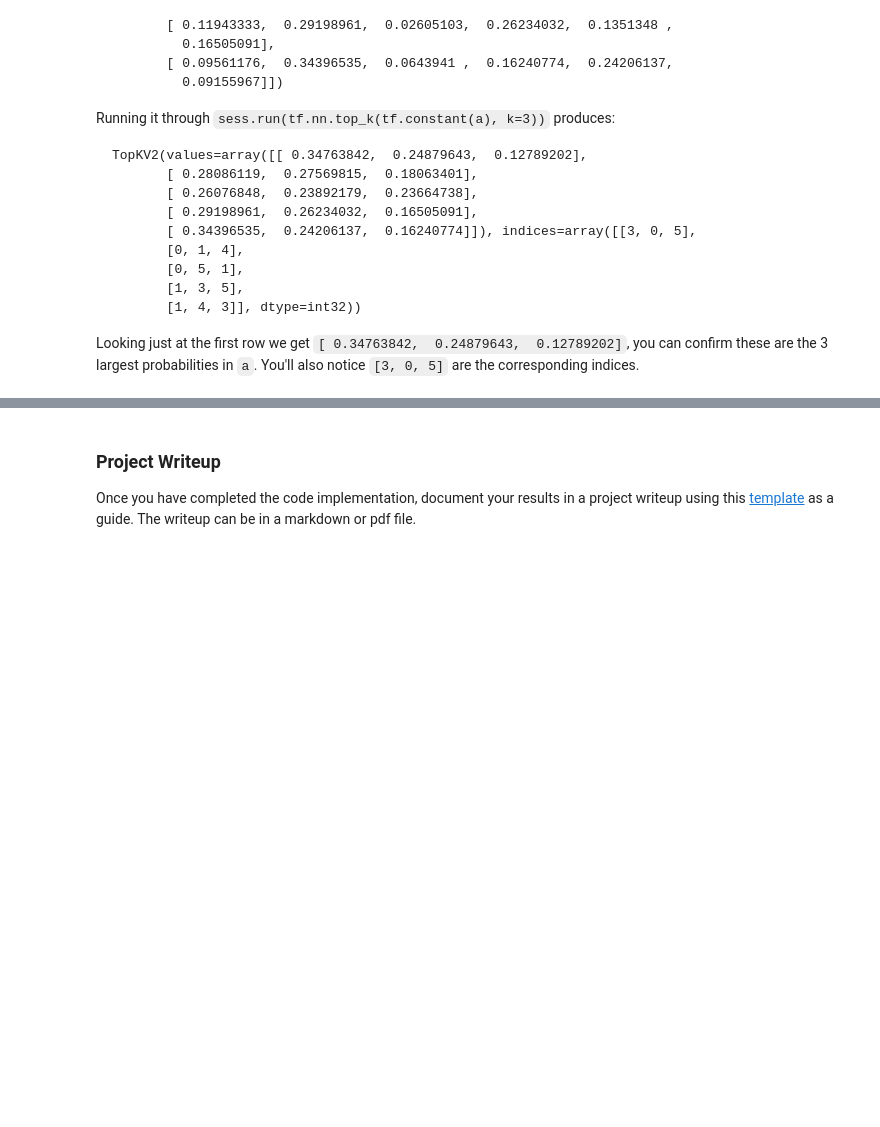
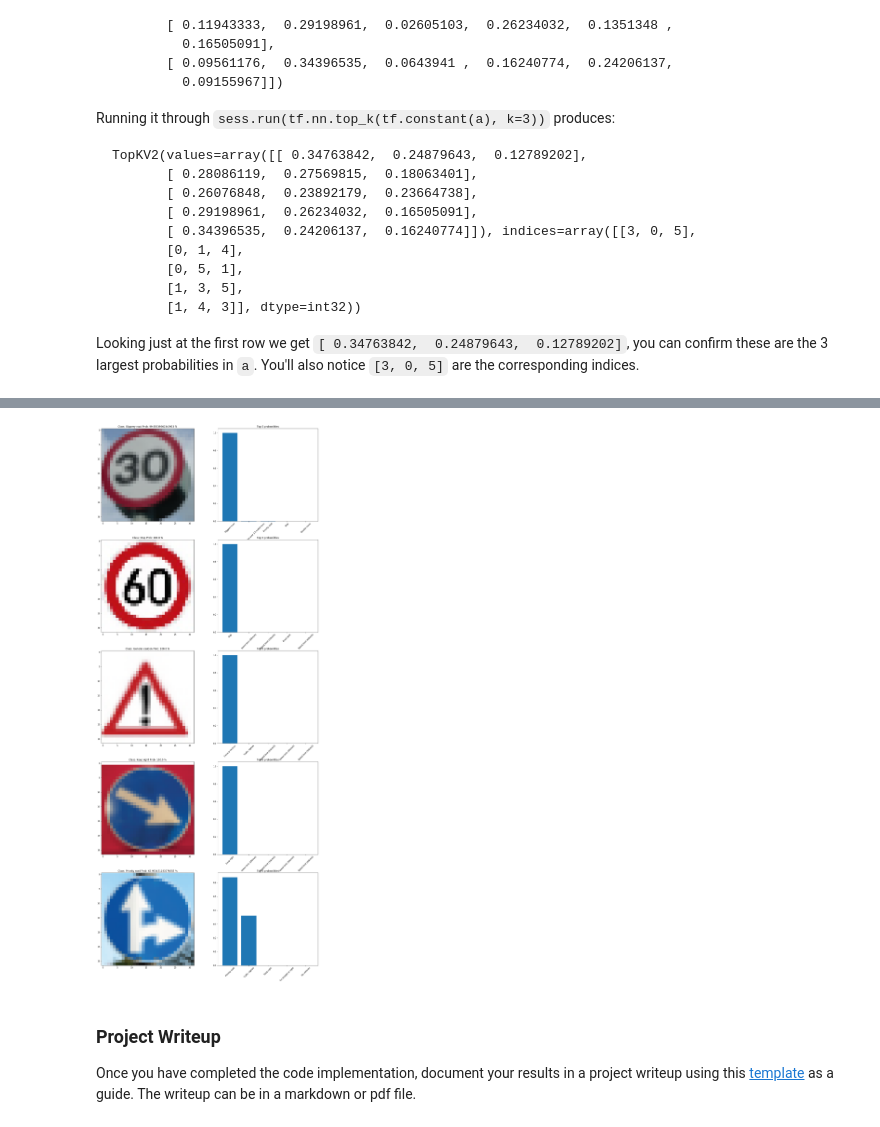
Before and after one commit to Ricram2/Traffic-Sign-Classifier-LeNet-5, a Jupyter notebook: Traffic_Sign_Classifier.ipynb, the cells around one changed output, grey strips where cells are left out. Cells and saved outputs as stored; diff of their text form; code cells hidden in the pictures; blank space fills up the shorter version.

```diff
--- a/Traffic_Sign_Classifier.ipynb
+++ b/Traffic_Sign_Classifier.ipynb
@@ -423,3 +471,6 @@ ValueError: Cannot feed value of shape (5, 32, 32, 1) for Tensor 'Placeholder_18
 # %%
 ### Calculate the accuracy for these 5 new images.
 ### For example, if the model predicted 1 out of 5 signs correctly, it's 20% accurate on these new images.
+# %%
+# Define ground truth for web images
+label_images = np.array([1, 3, 18, 38, 36])
@@ -425,0 +487,7 @@ ValueError: Cannot feed value of shape (5, 32, 32, 1) for Tensor 'Placeholder_18
+# %%
+### Calculate the accuracy for the Test set
+with tf.Session() as sess:
+    saver.restore(sess, tf.train.latest_checkpoint('.'))
+
+    test_accuracy = evaluate(X_test, y_test)
+    print("Test Accuracy = {:.3f}".format(test_accuracy))
@@ -425,0 +497,7 @@ ValueError: Cannot feed value of shape (5, 32, 32, 1) for Tensor 'Placeholder_18
+# %%
+### Calculate the accuracy for the train set
+with tf.Session() as sess:
+    saver.restore(sess, tf.train.latest_checkpoint('.'))
+
+    test_accuracy = evaluate(X_train, y_train)
+    print("Train Accuracy = {:.3f}".format(test_accuracy))
@@ -469,3 +564,39 @@ Looking just at the first row we get `[ 0.34763842,  0.24879643,  0.12789202]`,
+# %%
+output = preds["probabilities"]
+
+with tf.Session() as sess:
+    top5 = sess.run(tf.nn.top_k(tf.constant(output), k=5))
+
+plt.figure(figsize=(20,50))
+plt_count = 1
+
+for i, (probs, indexes) in enumerate(zip(top5[0], top5[1])):
+    pred = indexes[0]
+    prob = probs[0]
+    class_name = df[df.ClassId == pred].SignName.iloc[0]
+
+    # Plot title with corresponding readable lable
+    title = "Class: {} Prob: {} %".format(class_name, prob*100)
+    plt.subplot(N,2,plt_count)
+    plt.title(title)
+    plt.imshow(images[i])
+
+    # Get reference image from training set
+    n_images = len(X_train[y_train == pred])
+    index = randint(0, n_images)
+    ref_image = X_train[y_train == pred][index]
+    ax = plt.subplot(N,2,plt_count+1)
+
+
+    labels = df.iloc[indexes].SignName.values
+    plt.title("Top 5 probanilities")
+    plt.bar(labels, probs)
+#     ax.set_xticks(indexes)
+    ax.set_xticklabels(labels, rotation=45)
+
+    plt_count += 2
+# %% [output]
+[figure, added]
 # %% [markdown]
 ### Project Writeup
 
```
Also changed, not shown: parts of 20 cells of this notebook, 13 other files.
